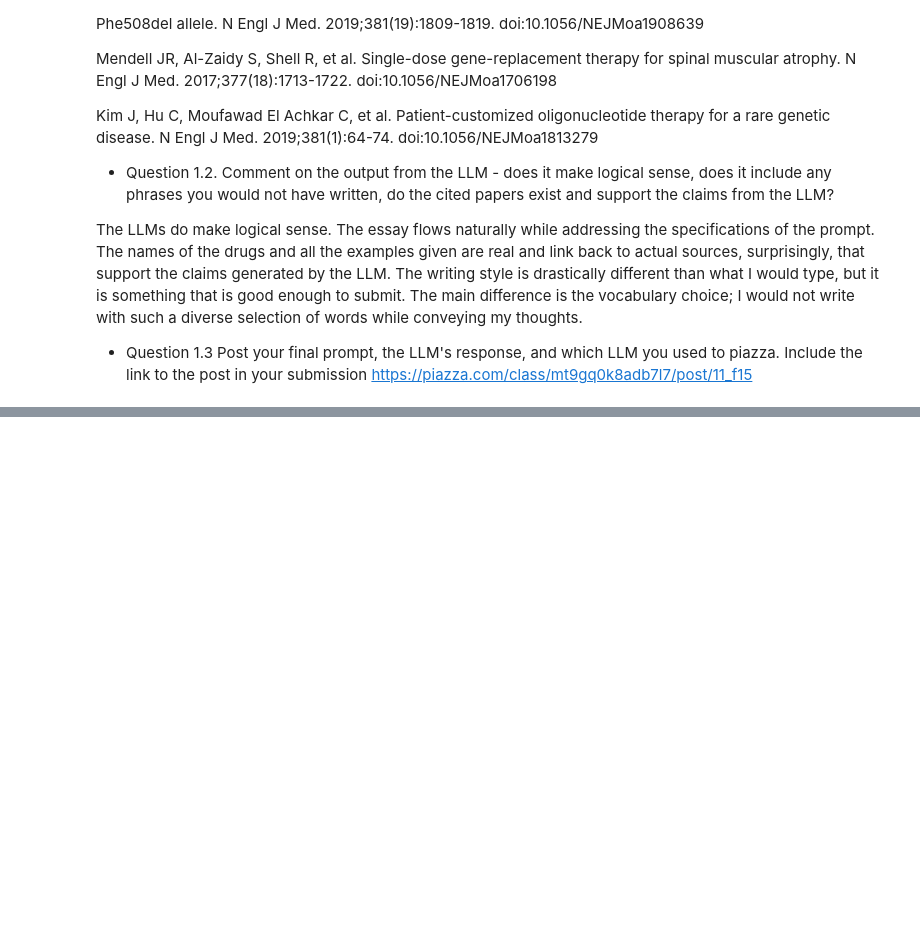
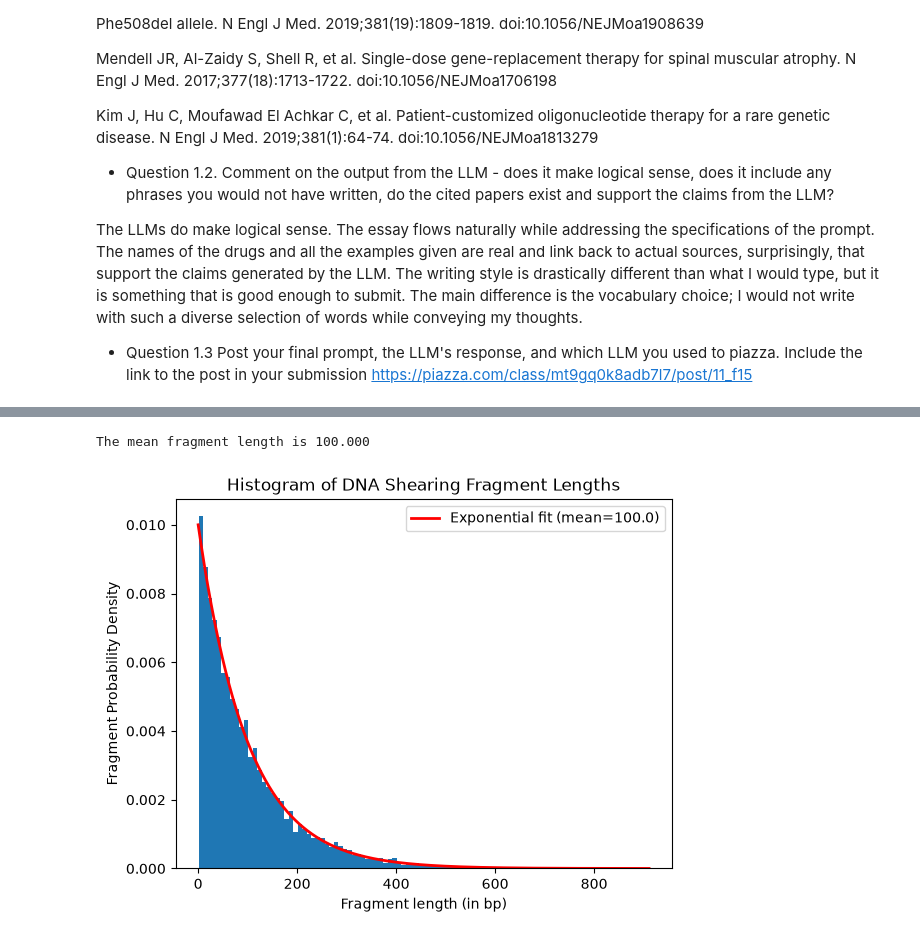
Before and after one commit to kolluashrith/CG-ACG, a Jupyter notebook: Assignment1.ipynb, the cells around one changed output, grey strips where cells are left out. Cells and saved outputs as stored; diff of their text form; code cells hidden in the pictures; blank space fills up the shorter version.

```diff
--- a/Assignment1.ipynb
+++ b/Assignment1.ipynb
@@ -48,0 +182,40 @@ https://piazza.com/class/mt9gq0k8adb7l7/post/11_f15
+# %%
+#AI Disclosure: An LLM was used to generate the code for the overlay of the exponential distribution
+
+import random as rng
+import numpy as np
+import matplotlib.pyplot as plt
+
+genomesize = 1000000
+num_segments = 10000
+
+## sample distinct cut positions without replacement
+cut_points = rng.sample(range(1, genomesize-1), num_segments-1)
+boundaries = np.concatenate([[0], np.sort(cut_points), [genomesize]])
+fragment_lengths = []
+
+for i in range (num_segments):
+  length = boundaries[i+1] - boundaries[i]
+  fragment_lengths.append(length)
+
+mean_length = np.mean(fragment_lengths)
+print(f"The mean fragment length is {mean_length:.3f}")
+
+#Sim Histogram
+plt.hist(fragment_lengths, bins=100, orientation='vertical', density='True')
+plt.xlabel("Fragment length (in bp)")
+plt.ylabel("Fragment Probability Density")
+plt.title("Histogram of DNA Shearing Fragment Lengths")
+
+#Overlay Expo
+x = np.linspace(0, np.max(fragment_lengths), 1000)
+pdf = 1/mean_length * np.exp(-1/mean_length * x)
+plt.plot(x, pdf, 'r-', linewidth=2, label=f'Exponential fit (mean={mean_length:.1f})')
+
+plt.legend()
+plt.show()
+
+#The exponential distribution appears to fit the data quite well, with the histogram edges nearly lining up perfectly with the overlaid exponential distribution plot.
+# %% [output]
+The mean fragment length is 100.000
+[figure, added]
```
Also changed, not shown: parts of 21 cells of this notebook, 1 other file.
